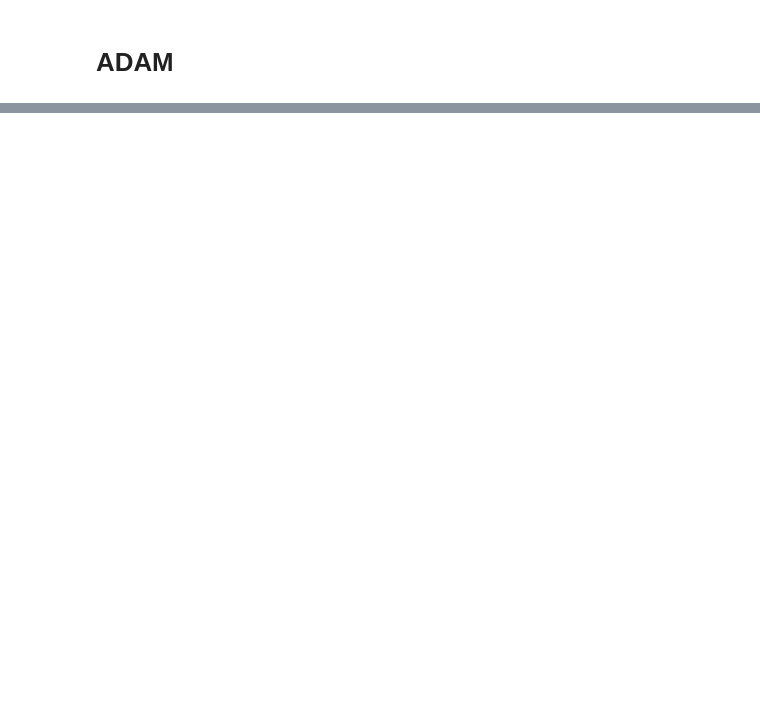
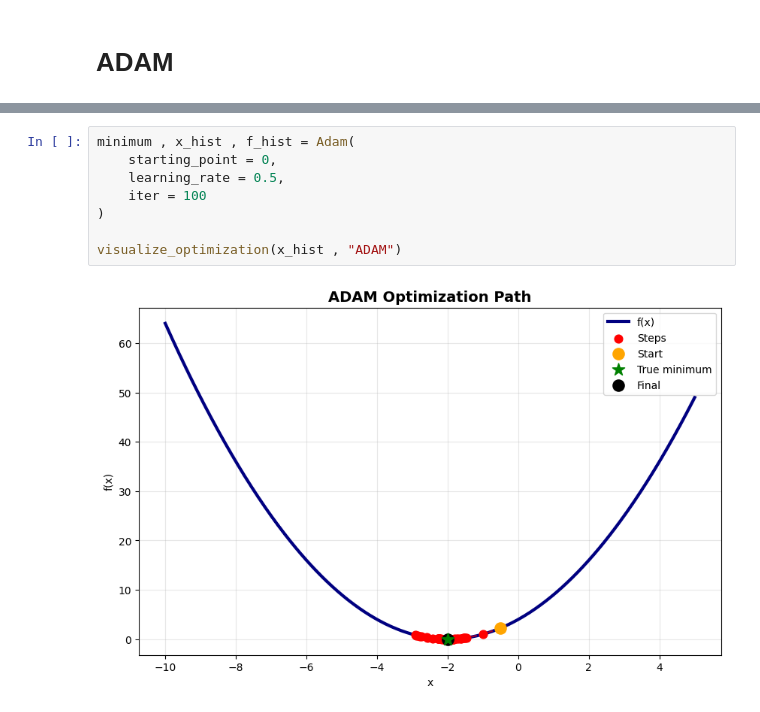
Before and after one commit to OmarEmadAldin/Numerical-Optimization-for-ML-DL-, a Jupyter notebook: Adaptive_GD_Techniques.ipynb, the cells around one changed output, grey strips where cells are left out. Drawn from its saved outputs; the diff is of its cells as text; blank space fills up the shorter version.

```diff
--- a/Adaptive_GD_Techniques.ipynb
+++ b/Adaptive_GD_Techniques.ipynb
@@ -74,0 +306,10 @@ def visualize(history, learning_rate, optimizer_name="Optimizer"):
+# %%
+minimum , x_hist , f_hist = Adam(
+    starting_point = 0,
+    learning_rate = 0.5,
+    iter = 100
+)
+
+visualize_optimization(x_hist , "ADAM")
+# %% [output]
+[figure, added]
```
Also changed, not shown: parts of 6 cells of this notebook, 3 other files.
